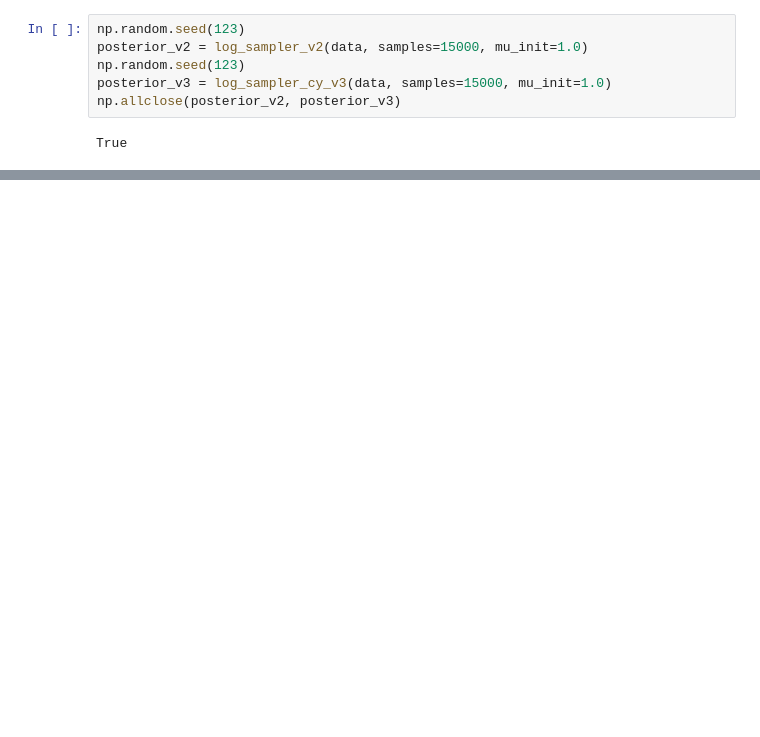
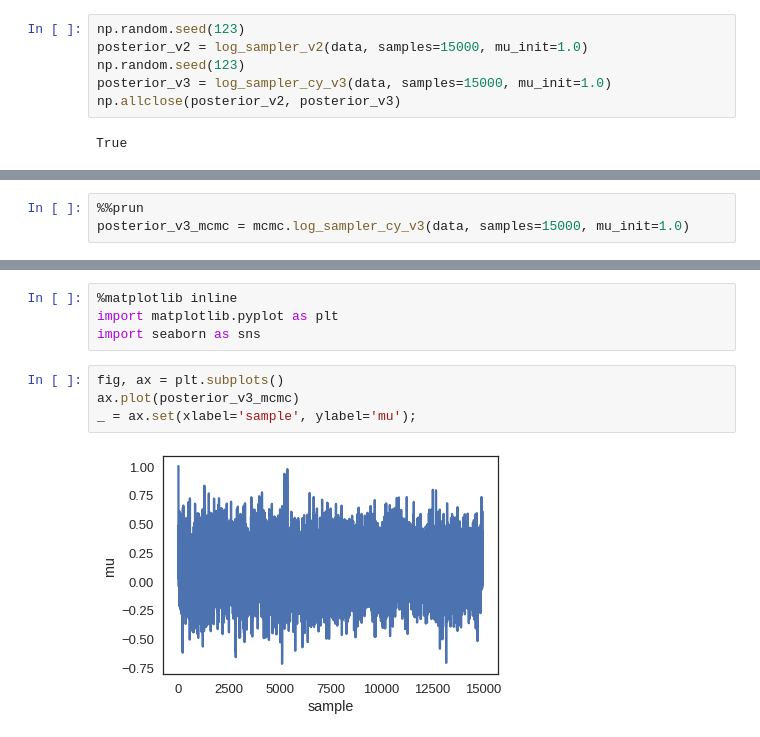
Before and after one commit to kwmsmith/scipy-2017-cython-tutorial, a Jupyter notebook: cython-mcmc.ipynb, the cells around one changed output, grey strips where cells are left out. Cells and saved outputs as stored; diff of their text form; blank space fills up the shorter version.

```diff
--- a/cython-mcmc.ipynb
+++ b/cython-mcmc.ipynb
@@ -409,0 +411,3 @@ True
+# %%
+%%prun
+posterior_v3_mcmc = mcmc.log_sampler_cy_v3(data, samples=15000, mu_init=1.0)
@@ -409,0 +446,10 @@ True
+# %%
+%matplotlib inline
+import matplotlib.pyplot as plt
+import seaborn as sns
+# %%
+fig, ax = plt.subplots()
+ax.plot(posterior_v3_mcmc)
+_ = ax.set(xlabel='sample', ylabel='mu');
+# %% [output]
+[figure, added]
```
Also changed, not shown: parts of 23 cells of this notebook, 12 other files.
